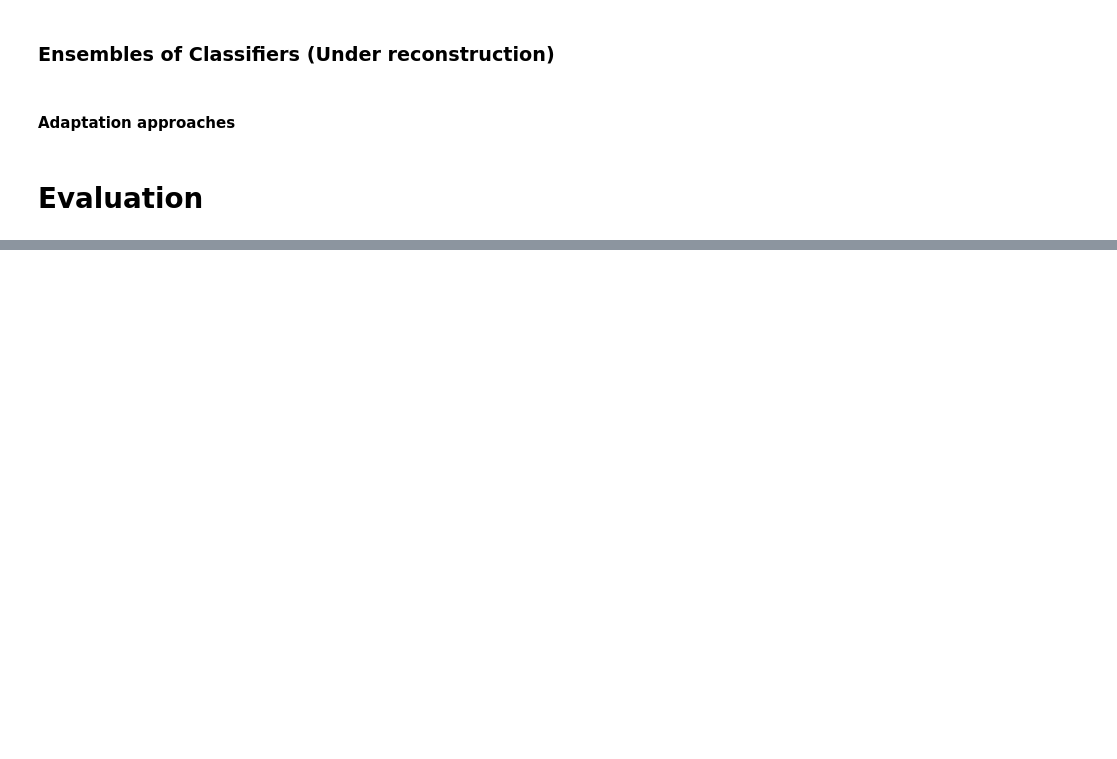
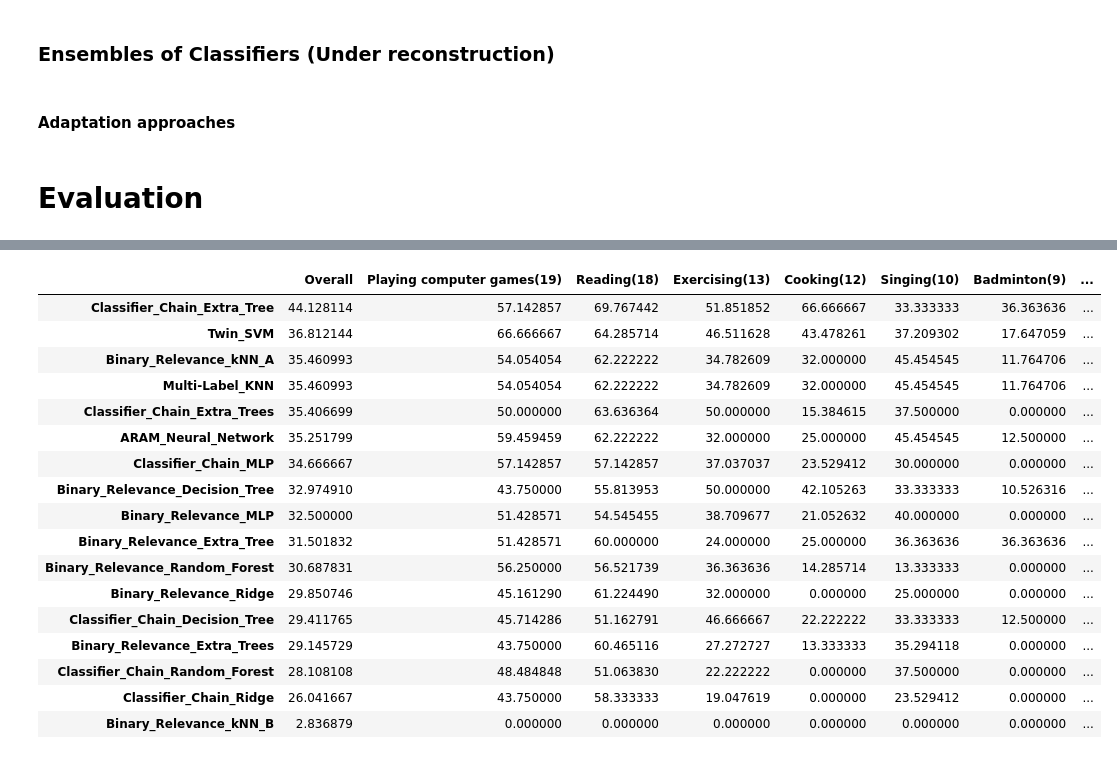
Before and after one commit to Shuhxian/Self_Love_App, a Jupyter notebook: Machine_Learning.ipynb, the cells around one changed output, grey strips where cells are left out. Drawn from its saved outputs; the diff is of its cells as text; code cells hidden in the pictures; blank space fills up the shorter version.

```diff
--- a/Machine_Learning.ipynb
+++ b/Machine_Learning.ipynb
@@ -301,0 +425,23 @@ Classifier_Chain_Ridge 0.26737967914438504
+# %%
+# Twin SVM best number of features is 13 with 36.8 f1 score
+# params = adapt_models[("Twin_SVM", MLTSVM)]
+params = base_models[("Extra_Tree", ExtraTreeClassifier)]
+params = {"classifier__"+param_name:param for param_name, param in params.items()}
+params["classifier"] = [ExtraTreeClassifier()]
+scoring = 'f1_micro'
+
+results = {}
+for i in range(len(chi2_analysis.index)):
+  best_k_features = select_best_k_features(chi2_analysis, k=i+1)
+  x = filter_features(best_k_features, df_norm)
+  x_numpy, y_numpy = x.to_numpy(), y.to_numpy()
+  x_train, x_test, y_train, y_test = train_test_split(x_numpy, y_numpy, test_size=0.2, random_state=seed)
+  # y_sparse = sparse.csr_matrix(y_train)
+  # x_sparse = sparse.csr_matrix(x_train)
+  # clf = GridSearchCV(MLTSVM(), params, cv=5, n_jobs=-1, scoring=scoring)
+  # clf.fit(x_sparse, y_sparse)
+  clf = GridSearchCV(ClassifierChain(), params, cv=5, n_jobs=-1, scoring=scoring)
+  clf.fit(x_train, y_train)
+  y_pred = clf.predict(x_test)
+  score = f1_score(y_test, y_pred, average="micro")
+  print("Number of best k features:", len(best_k_features), "score:",score)
@@ -301,0 +483,22 @@ Classifier_Chain_Ridge 0.26737967914438504
+# %%
+# 13 features
+display_evaluation_result(results, y, x_test, y_test, distribution_of_hobbies_train_test, f1_average = "micro")
+# %% [output]
+|  | Overall | Playing computer games(19) | Reading(18) | Exercising(13) | Cooking(12) | Singing(10) | Badminton(9) | ... |
+| Classifier_Chain_Extra_Tree | 44.128114 | 57.142857 | 69.767442 | 51.851852 | 66.666667 | 33.333333 | 36.363636 | ... |
+| Twin_SVM | 36.812144 | 66.666667 | 64.285714 | 46.511628 | 43.478261 | 37.209302 | 17.647059 | ... |
+| Binary_Relevance_kNN_A | 35.460993 | 54.054054 | 62.222222 | 34.782609 | 32.000000 | 45.454545 | 11.764706 | ... |
+| Multi-Label_KNN | 35.460993 | 54.054054 | 62.222222 | 34.782609 | 32.000000 | 45.454545 | 11.764706 | ... |
+| Classifier_Chain_Extra_Trees | 35.406699 | 50.000000 | 63.636364 | 50.000000 | 15.384615 | 37.500000 | 0.000000 | ... |
+| ARAM_Neural_Network | 35.251799 | 59.459459 | 62.222222 | 32.000000 | 25.000000 | 45.454545 | 12.500000 | ... |
+| Classifier_Chain_MLP | 34.666667 | 57.142857 | 57.142857 | 37.037037 | 23.529412 | 30.000000 | 0.000000 | ... |
+| Binary_Relevance_Decision_Tree | 32.974910 | 43.750000 | 55.813953 | 50.000000 | 42.105263 | 33.333333 | 10.526316 | ... |
+| Binary_Relevance_MLP | 32.500000 | 51.428571 | 54.545455 | 38.709677 | 21.052632 | 40.000000 | 0.000000 | ... |
+| Binary_Relevance_Extra_Tree | 31.501832 | 51.428571 | 60.000000 | 24.000000 | 25.000000 | 36.363636 | 36.363636 | ... |
+| Binary_Relevance_Random_Forest | 30.687831 | 56.250000 | 56.521739 | 36.363636 | 14.285714 | 13.333333 | 0.000000 | ... |
+| Binary_Relevance_Ridge | 29.850746 | 45.161290 | 61.224490 | 32.000000 | 0.000000 | 25.000000 | 0.000000 | ... |
+| Classifier_Chain_Decision_Tree | 29.411765 | 45.714286 | 51.162791 | 46.666667 | 22.222222 | 33.333333 | 12.500000 | ... |
+| Binary_Relevance_Extra_Trees | 29.145729 | 43.750000 | 60.465116 | 27.272727 | 13.333333 | 35.294118 | 0.000000 | ... |
+| Classifier_Chain_Random_Forest | 28.108108 | 48.484848 | 51.063830 | 22.222222 | 0.000000 | 37.500000 | 0.000000 | ... |
+| Classifier_Chain_Ridge | 26.041667 | 43.750000 | 58.333333 | 19.047619 | 0.000000 | 23.529412 | 0.000000 | ... |
+| Binary_Relevance_kNN_B | 2.836879 | 0.000000 | 0.000000 | 0.000000 | 0.000000 | 0.000000 | 0.000000 | ... |
```
Also changed, not shown: parts of 31 cells of this notebook.
